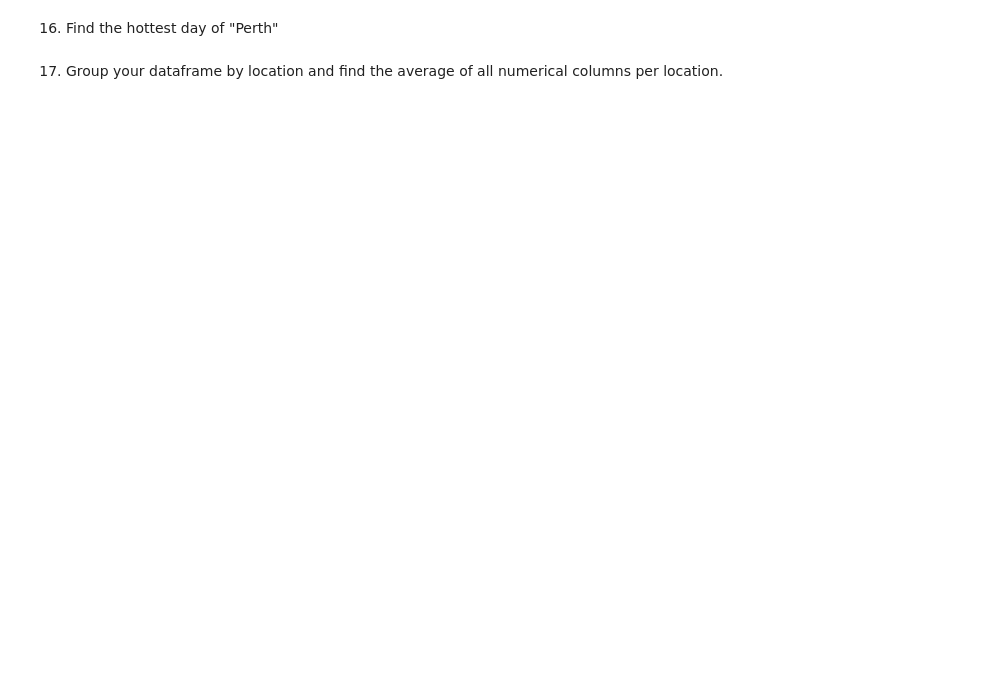
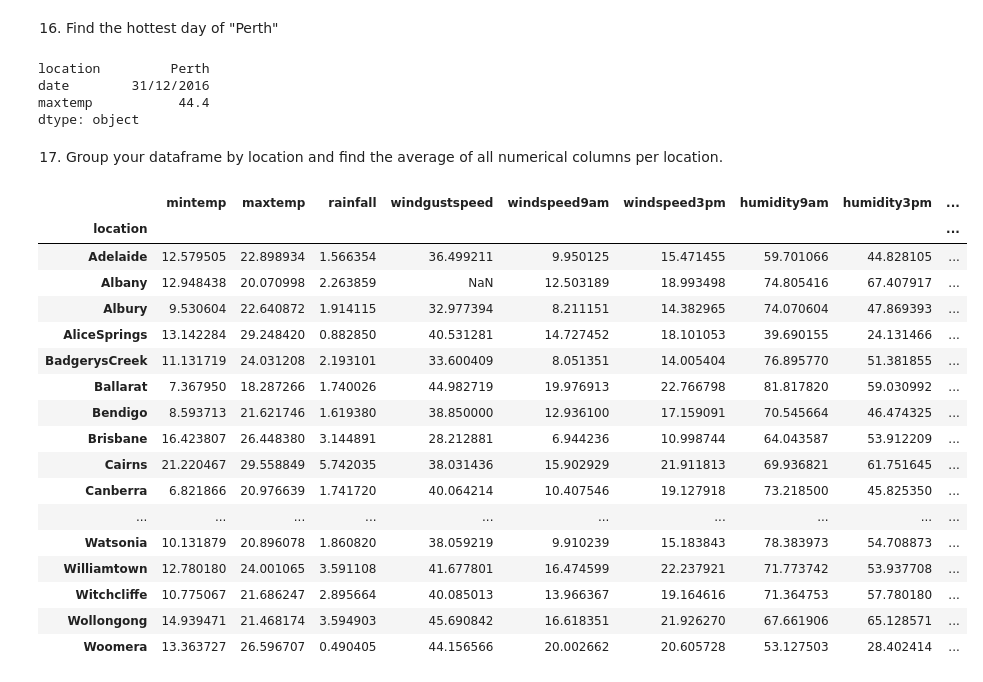
Before and after one commit to fenyx-it-academy/Class7-DataManipulation-Module-Week18, a Jupyter notebook: assignment2.ipynb, the cells around one changed output. Drawn from its saved outputs; the diff is of its cells as text; code cells hidden in the pictures; blank space fills up the shorter version.

```diff
--- a/assignment2.ipynb
+++ b/assignment2.ipynb
@@ -56,0 +177,3 @@ YOUR ANSWER HERE
+# %%
+df2[["raintoday", "raintomorrow"]] = df2[["raintoday", "raintomorrow"]].replace({"No": "NoRain", "Yes": "Rain"})
+df2[["raintoday", "raintomorrow"]]
@@ -61,0 +197,4 @@ Hint: use `to_datetime` and `strftime`.
+# %%
+df2['date'] = pd.to_datetime(df2['date'])
+df2['date'] = df2['date'].dt.strftime('%d/%m/%Y')
+df2.head()
@@ -65,0 +211,3 @@ Hint: use `to_datetime` and `strftime`.
+# %%
+df2["tempdiff"] = df2["maxtemp"] - df2["mintemp"]
+df2.head()
@@ -69,0 +224,3 @@ Hint: use `to_datetime` and `strftime`.
+# %%
+df2.drop(columns=["evaporation", "sunshine"], inplace=True)
+df2.head()
@@ -86,2 +297,9 @@ Hint: use `to_datetime` and `strftime`.
+# %%
+df2[df2.location == "Perth"][['location', 'date', 'maxtemp']].max()
+# %% [output]
+location         Perth
+date        31/12/2016
+maxtemp           44.4
+dtype: object
 # %% [markdown]
 17. Group your dataframe by location and find the average of all numerical columns per location.
@@ -89,0 +306,21 @@ Hint: use `to_datetime` and `strftime`.
+# %%
+df2.groupby('location').mean(numeric_only=True)
+# %% [output]
+|  | mintemp | maxtemp | rainfall | windgustspeed | windspeed9am | windspeed3pm | humidity9am | humidity3pm | ... |
+| location |  |  |  |  |  |  |  |  | ... |
+| Adelaide | 12.579505 | 22.898934 | 1.566354 | 36.499211 | 9.950125 | 15.471455 | 59.701066 | 44.828105 | ... |
+| Albany | 12.948438 | 20.070998 | 2.263859 | NaN | 12.503189 | 18.993498 | 74.805416 | 67.407917 | ... |
+| Albury | 9.530604 | 22.640872 | 1.914115 | 32.977394 | 8.211151 | 14.382965 | 74.070604 | 47.869393 | ... |
+| AliceSprings | 13.142284 | 29.248420 | 0.882850 | 40.531281 | 14.727452 | 18.101053 | 39.690155 | 24.131466 | ... |
+| BadgerysCreek | 11.131719 | 24.031208 | 2.193101 | 33.600409 | 8.051351 | 14.005404 | 76.895770 | 51.381855 | ... |
+| Ballarat | 7.367950 | 18.287266 | 1.740026 | 44.982719 | 19.976913 | 22.766798 | 81.817820 | 59.030992 | ... |
+| Bendigo | 8.593713 | 21.621746 | 1.619380 | 38.850000 | 12.936100 | 17.159091 | 70.545664 | 46.474325 | ... |
+| Brisbane | 16.423807 | 26.448380 | 3.144891 | 28.212881 | 6.944236 | 10.998744 | 64.043587 | 53.912209 | ... |
+| Cairns | 21.220467 | 29.558849 | 5.742035 | 38.031436 | 15.902929 | 21.911813 | 69.936821 | 61.751645 | ... |
+| Canberra | 6.821866 | 20.976639 | 1.741720 | 40.064214 | 10.407546 | 19.127918 | 73.218500 | 45.825350 | ... |
+| ... | ... | ... | ... | ... | ... | ... | ... | ... | ... |
+| Watsonia | 10.131879 | 20.896078 | 1.860820 | 38.059219 | 9.910239 | 15.183843 | 78.383973 | 54.708873 | ... |
+| Williamtown | 12.780180 | 24.001065 | 3.591108 | 41.677801 | 16.474599 | 22.237921 | 71.773742 | 53.937708 | ... |
+| Witchcliffe | 10.775067 | 21.686247 | 2.895664 | 40.085013 | 13.966367 | 19.164616 | 71.364753 | 57.780180 | ... |
+| Wollongong | 14.939471 | 21.468174 | 3.594903 | 45.690842 | 16.618351 | 21.926270 | 67.661906 | 65.128571 | ... |
+| Woomera | 13.363727 | 26.596707 | 0.490405 | 44.156566 | 20.002662 | 20.605728 | 53.127503 | 28.402414 | ... |
```
Also changed, not shown: parts of 33 cells of this notebook, 1 other file.
